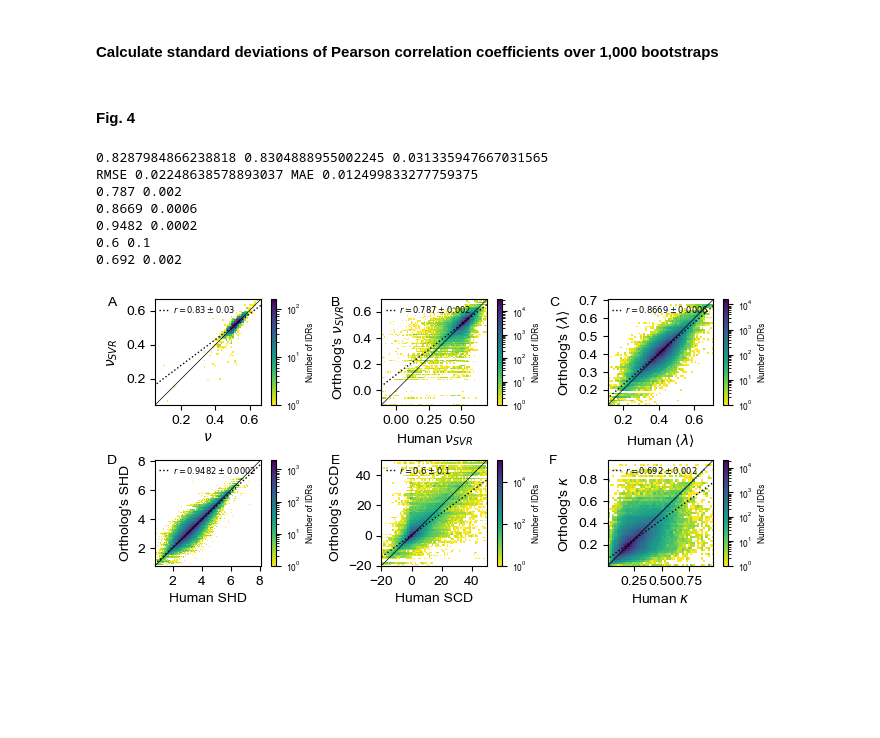
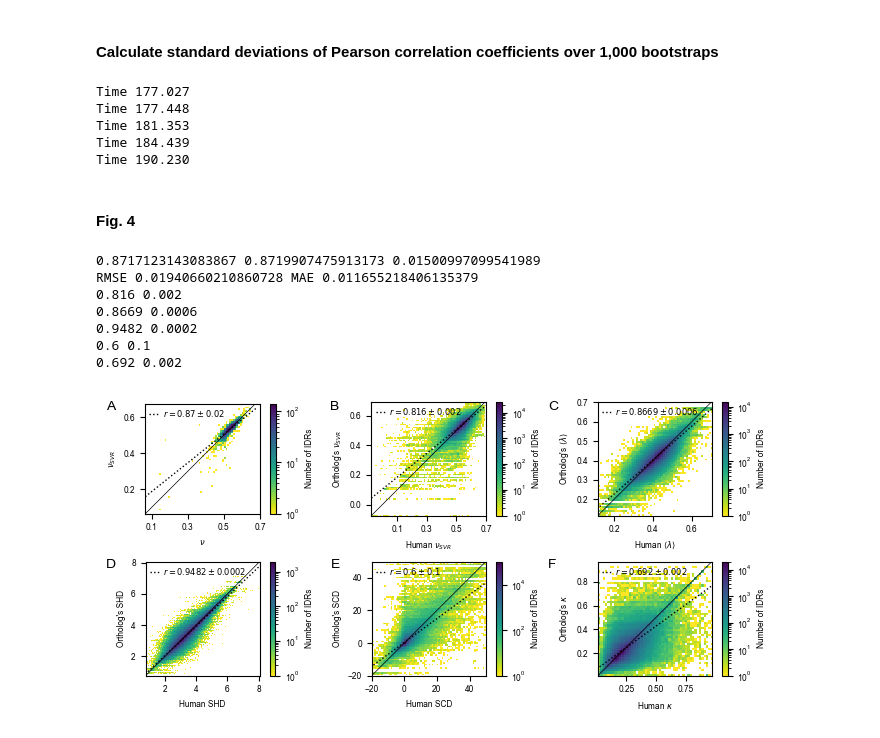
Before and after one commit to KULL-Centre/_2023_Tesei_IDRome, a Jupyter notebook: conservation_analysis.ipynb, the cells around one changed output. Saved outputs shown, nothing was run; the diff lists cells and outputs as text; code cells hidden in the pictures; blank space fills up the shorter version.

```diff
--- a/conservation_analysis.ipynb
+++ b/conservation_analysis.ipynb
@@ -36,12 +37,18 @@ nu_10_svr = df_idrome.iloc[inds10].nu_svr
 #### Concatenate data for all the homologs collected by Lu et al. (DOI: 10.1371/journal.pcbi.1010238)
 The sequences of orthologs of human IDRs were downloaded from https://zenodo.org/record/6311384/files/human_idr_homologues.zip
 # %%
+#model = load('svr_model/svr_model.joblib')
+#features_svr = ['scd','shd','kappa','fcr','mean_lambda']
 dfs = []
 for batch in range(0,15996,1000):
     df_i = pd.read_csv(f'conservation_analysis/data/nu_svm_{batch:d}.csv.gz',index_col=0,dtype='object')
+    #df_i.rename({'FCR':'fcr'},axis=1,inplace=True)
+    #for name in df_i.index:
+    #    if not df_i.loc[name,features_svr].isnull().values.any():
+    #        df_i.loc[name,'nu'] = model.predict(df_i.loc[name,features_svr].values.reshape(1, -1))
+    #df_i.to_csv(f'conservation_analysis/data/nu_svm_{batch:d}.csv.gz')
     dfs.append(df_i)
 df = pd.concat(dfs).dropna()
-df.rename({'FCR':'fcr'},axis=1,inplace=True)
 print(df.shape)
 # %% [output]
 (509156, 20)
@@ -84,6 +91,12 @@ if not os.path.isfile('conservation_analysis/data/pearson_bootstrap.csv'):
     bootstrap.to_csv('conservation_analysis/data/pearson_bootstrap.csv')
 else:
     bootstrap = pd.read_csv('conservation_analysis/data/pearson_bootstrap.csv',index_col=0)
+# %% [output]
+Time 177.027
+Time 177.448
+Time 181.353
+Time 184.439
+Time 190.230
 # %% [markdown]
 #### Fig. 4
 # %%
@@ -132,6 +145,7 @@ axes[0,0].legend(frameon=False,handlelength=1.2,loc='upper left',borderpad=0,han
 
 axes[0,0].set_xlim(bins_center.min(),bins_center.max())
 axes[0,0].set_ylim(bins_center.min(),bins_center.max())
+axes[0,0].set_xticks([.1,.3,.5,.7])
 
 features = ['nu','mean_lambda','shd','scd','kappa']
 labels = ['$\\nu_{SVR}$',r'$\langle \lambda \rangle$','SHD','SCD','$\\kappa$']
@@ -173,34 +187,36 @@ for i,feature,label,interval,decimal in zip(range(1,6),features,labels,intervals
     if label == 'SCD':
         ax.set_xlim(-20,50)
         ax.set_ylim(-20,50)
 
 
     divider = make_axes_locatable(ax)
     cax = divider.new_horizontal(size="{:.1f}%".format(5), pad=.1)
     f.add_axes(cax)
     cb = f.colorbar(im, cax=cax, orientation='vertical',
                 label='Number of IDRs')
 
     ax.set_aspect('equal')
     ax.legend(frameon=False,handlelength=1.2,loc='upper left',borderpad=0,handletextpad=.4)
 
+axes[0,1].set_xticks([.1,.3,.5,.7])
+
 f.text(0, .94, 'A', fontsize=10)
 f.text(0.34, .94, 'B', fontsize=10)
 f.text(0.67, .94, 'C', fontsize=10)
 
 f.text(0, .46, 'D', fontsize=10)
 f.text(0.34, .46, 'E', fontsize=10)
 f.text(0.67, .46, 'F', fontsize=10)
 
 plt.tight_layout(w_pad=4)
 plt.savefig('figs/fig4.png',dpi=300)
 plt.show()
 # %% [output]
-0.8287984866238818 0.8304888955002245 0.031335947667031565
-RMSE 0.02248638578893037 MAE 0.012499833277759375
-0.787 0.002
+0.8717123143083867 0.8719907475913173 0.01500997099541989
+RMSE 0.01940660210860728 MAE 0.011655218406135379
+0.816 0.002
 0.8669 0.0006
 0.9482 0.0002
 0.6 0.1
 0.692 0.002
-[figure, old version]
+[figure, new version]
```
Also changed, not shown: parts of 1 cell of this notebook, 49 other files.
